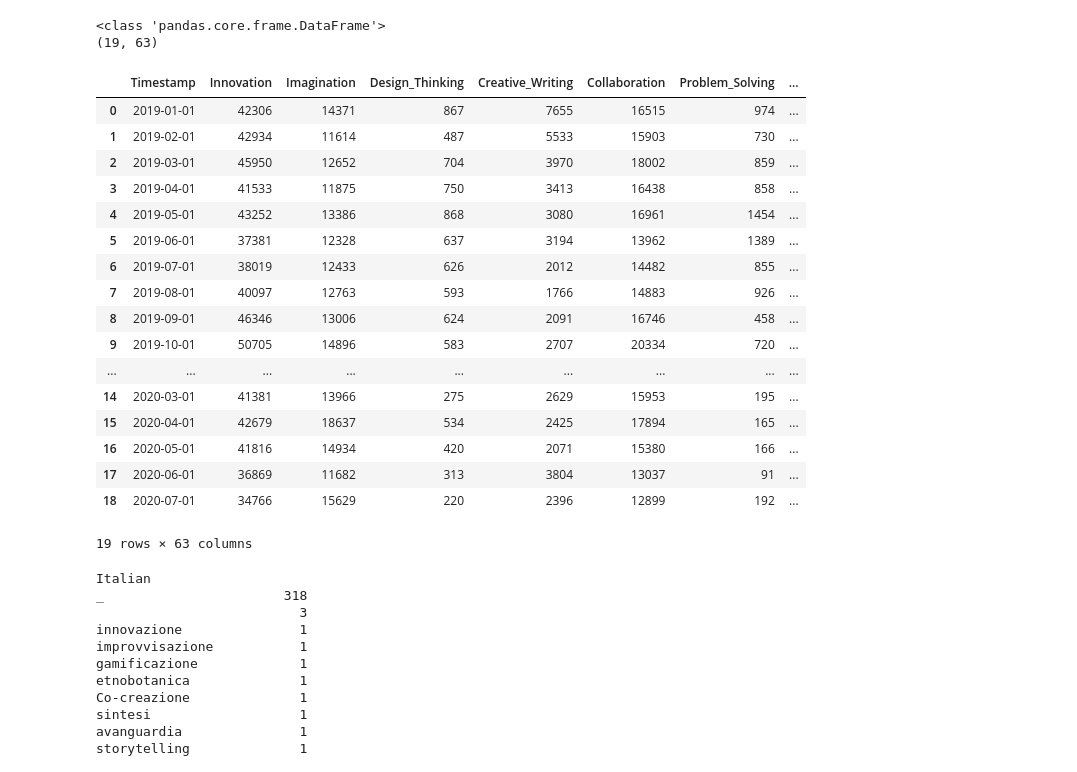
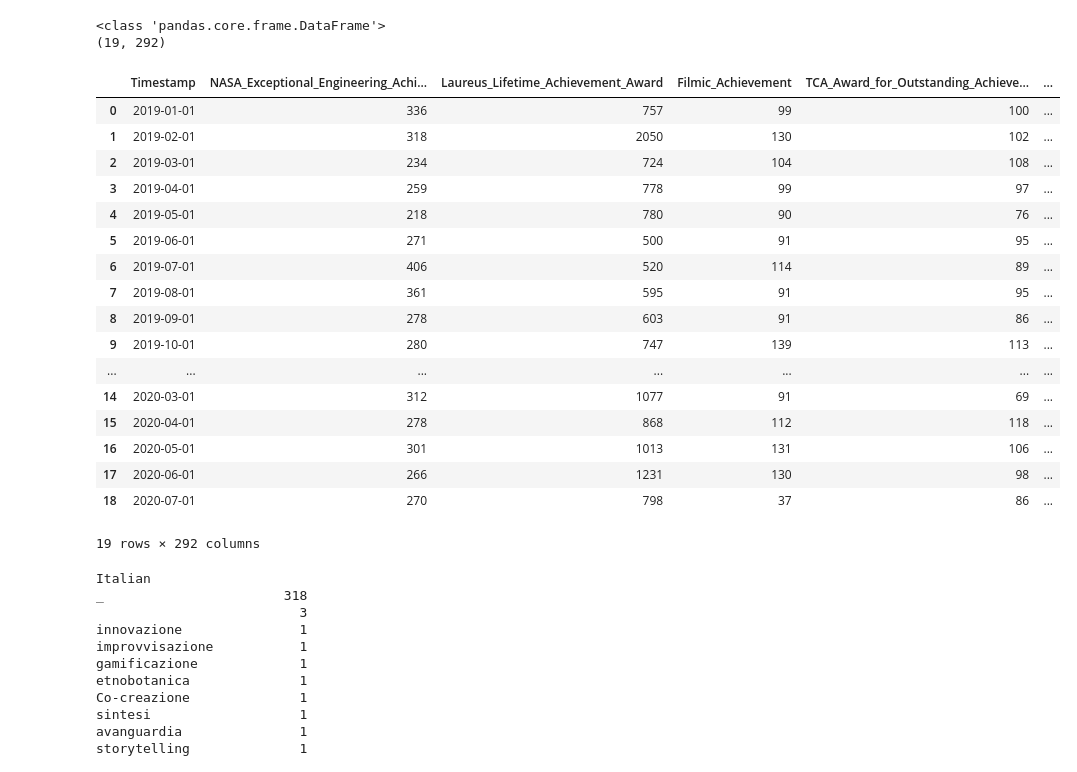
Before and after one commit to epfl-ada/ada-2023-project-bobeast, a Jupyter notebook: web_scraping.ipynb, the cells around one changed output. Saved outputs shown, nothing was run; the diff lists cells and outputs as text; code cells hidden in the pictures.

```diff
--- a/web_scraping.ipynb
+++ b/web_scraping.ipynb
@@ -94,53 +94,53 @@ def scrape_pageviews(df):
 
     # Loop through the rows of the DataFrame and append the results of the function to the DataFrame
     for index, row in df.iterrows():
         url = row['url']
         if fetch_and_parse_url(url):
             pageview[row['Topics']] = get_pageviews_wiki(url)
 
     return pageview
 
 # Specify the path to your text file
-text_file_path = 'creativity.txt'
+text_file_path = 'Esteem/esteem.txt'
 
 def create_dataframe_pageviews(name_file, start_time = '20190101', end_time = '20200731'):
     """
     Creates a dataframe from a text file
     param: name_file: name of the text file, start_time: beginning of the desired period, end_time: end of the desired period
     """
     df_topic = create_dataframe(name_file)
     df_topic['Topics'] = remove_space(df_topic)
     df_topic = parse_topics_into_df(df_topic, start_time, end_time)
     df_pageviews = scrape_pageviews(df_topic)
     df_pageviews.fillna(0, inplace=True)
     return df_pageviews, df_topic
 
 # Read the text file into a DataFrame
 df_pageviews, df_topic = create_dataframe_pageviews(text_file_path)
 print(type(df_pageviews))
 print(df_pageviews.shape)
 df_pageviews
 # %% [output]
 <class 'pandas.core.frame.DataFrame'>
-(19, 63)
+(19, 292)
-|  | Timestamp | Innovation | Imagination | Design_Thinking | Creative_Writing | Collaboration | Problem_Solving | ... |
-| 0 | 2019-01-01 | 42306 | 14371 | 867 | 7655 | 16515 | 974 | ... |
-| 1 | 2019-02-01 | 42934 | 11614 | 487 | 5533 | 15903 | 730 | ... |
-| 2 | 2019-03-01 | 45950 | 12652 | 704 | 3970 | 18002 | 859 | ... |
-| 3 | 2019-04-01 | 41533 | 11875 | 750 | 3413 | 16438 | 858 | ... |
-| 4 | 2019-05-01 | 43252 | 13386 | 868 | 3080 | 16961 | 1454 | ... |
-| 5 | 2019-06-01 | 37381 | 12328 | 637 | 3194 | 13962 | 1389 | ... |
-| 6 | 2019-07-01 | 38019 | 12433 | 626 | 2012 | 14482 | 855 | ... |
-| 7 | 2019-08-01 | 40097 | 12763 | 593 | 1766 | 14883 | 926 | ... |
-| 8 | 2019-09-01 | 46346 | 13006 | 624 | 2091 | 16746 | 458 | ... |
-| 9 | 2019-10-01 | 50705 | 14896 | 583 | 2707 | 20334 | 720 | ... |
-| ... | ... | ... | ... | ... | ... | ... | ... | ... |
-| 14 | 2020-03-01 | 41381 | 13966 | 275 | 2629 | 15953 | 195 | ... |
-| 15 | 2020-04-01 | 42679 | 18637 | 534 | 2425 | 17894 | 165 | ... |
-| 16 | 2020-05-01 | 41816 | 14934 | 420 | 2071 | 15380 | 166 | ... |
-| 17 | 2020-06-01 | 36869 | 11682 | 313 | 3804 | 13037 | 91 | ... |
-| 18 | 2020-07-01 | 34766 | 15629 | 220 | 2396 | 12899 | 192 | ... |
+|  | Timestamp | NASA_Exceptional_Engineering_Achi... | Laureus_Lifetime_Achievement_Award | Filmic_Achievement | TCA_Award_for_Outstanding_Achieve... | ... |
+| 0 | 2019-01-01 | 336 | 757 | 99 | 100 | ... |
+| 1 | 2019-02-01 | 318 | 2050 | 130 | 102 | ... |
+| 2 | 2019-03-01 | 234 | 724 | 104 | 108 | ... |
+| 3 | 2019-04-01 | 259 | 778 | 99 | 97 | ... |
+| 4 | 2019-05-01 | 218 | 780 | 90 | 76 | ... |
+| 5 | 2019-06-01 | 271 | 500 | 91 | 95 | ... |
+| 6 | 2019-07-01 | 406 | 520 | 114 | 89 | ... |
+| 7 | 2019-08-01 | 361 | 595 | 91 | 95 | ... |
+| 8 | 2019-09-01 | 278 | 603 | 91 | 86 | ... |
+| 9 | 2019-10-01 | 280 | 747 | 139 | 113 | ... |
+| ... | ... | ... | ... | ... | ... | ... |
+| 14 | 2020-03-01 | 312 | 1077 | 91 | 69 | ... |
+| 15 | 2020-04-01 | 278 | 868 | 112 | 118 | ... |
+| 16 | 2020-05-01 | 301 | 1013 | 131 | 106 | ... |
+| 17 | 2020-06-01 | 266 | 1231 | 130 | 98 | ... |
+| 18 | 2020-07-01 | 270 | 798 | 37 | 86 | ... |
-19 rows × 63 columns
+19 rows × 292 columns
 # %%
 def get_label_in_language(english_label, target_language):
     # Endpoint URL for the Wikidata Query Service
```
Also changed, not shown: parts of 1 cell of this notebook.
